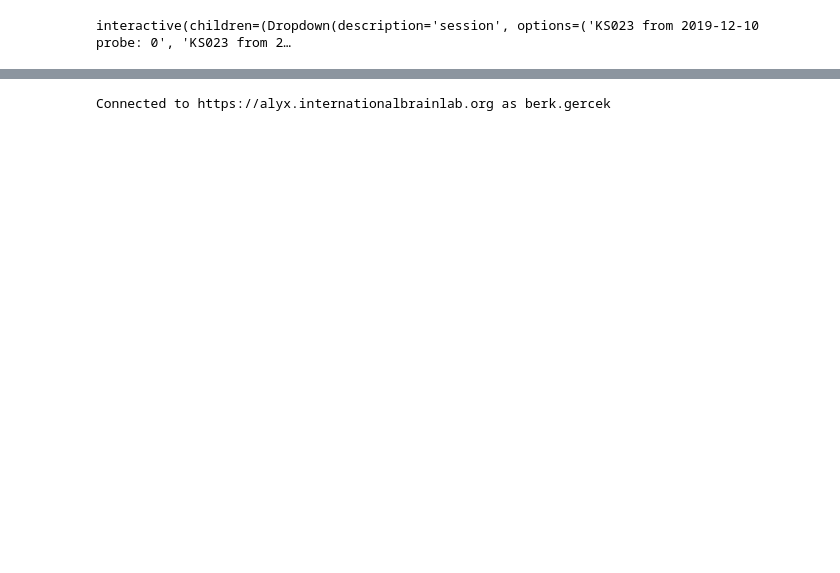
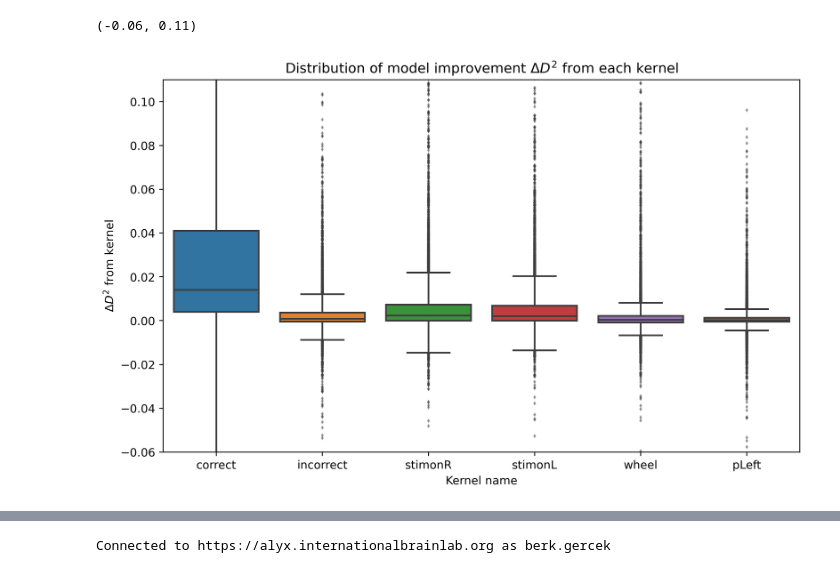
Before and after one commit to int-brain-lab/prior-localization, a Jupyter notebook: explore_BWM_fits.ipynb, the cells around one changed output, grey strips where cells are left out. Drawn from its saved outputs; the diff is of its cells as text; code cells hidden in the pictures; blank space fills up the shorter version.

```diff
--- a/explore_BWM_fits.ipynb
+++ b/explore_BWM_fits.ipynb
@@ -157,0 +252,21 @@ interactive(children=(Dropdown(description='reg', options=('Hippocampal region',
+# %%
+badinds = topreg_master.index[topreg_master.tag_0 == 'None']
+topreg_melt = rawpoints[np.isin(rawpoints[grouper], topregions.index)].drop(index=badinds)
+topreg_melt['group'] = topreg_melt['covname'].apply(lambda st: kern_name if st == kern_name else 'others')
+regorder = topreg_melt[topreg_melt.covname == kern_name].groupby(grouper).agg({'value':'mean'}).sort_values('value', ascending=False).index
+fig, ax = plt.subplots(1, 2, figsize=(10, len(topregions)), gridspec_kw={'width_ratios': [2, 1]})
+sns.boxenplot(data=topreg_melt[topreg_melt.group == kern_name], x='value', y=grouper,
+#               hue='group', hue_order=[kern_name, 'others'],
+              order=regorder, ax=ax[0])
+if kern_name == 'correct':
+    ax[0].set_xlim([-0.05, 0.50])
+else:
+    ax[0].set_xlim([-0.03, 0.08])
+ax[0].vlines(0, ax[0].get_ylim()[0], ax[0].get_ylim()[1], color='k', ls=':')
+ax[0].set_title(r'Distribution of $\Delta D^2$' + f' of {kern_name}, by brain region')
+# ax[0].set_yticklabels(ax[0].get_yticklabels(), rotation=45)
+
+ax[1].barh(ax[0].get_yticks(), topreg_master[grouper].value_counts().loc[regorder].iloc[::-1])
+ax[1].set_yticks([])
+ax[1].set_title('N region units')
+ax[1].tick_params(labeltop=True, top=True, direction='in', length=6)
@@ -158,46 +314,16 @@ interactive(children=(Dropdown(description='reg', options=('Hippocampal region',
+# %%
+fig, ax = plt.subplots(1, 1, figsize=(10, 6), dpi=400)
+sns.boxplot(data=topreg_melt, x='covname', y='value',
+            order=['correct', 'incorrect', 'stimonR', 'stimonL', 'wheel', 'pLeft'], fliersize=1.5, whis=2,
+            ax=ax, **{'sym':'x', 'flierprops':{'alpha': 0.4}},
+            # cut=0, inner='quartiles',
+            )
+ax.set_ylabel('$\Delta D^2$' + ' from kernel')
+ax.set_xlabel('Kernel name')
+ax.set_title('Distribution of model improvement $\Delta D^2$ from each kernel')
+ax.set_ylim([-0.06, 0.11])
+# %% [output]
+(-0.06, 0.11)
+[figure, added]
 # %%
 %qtconsole
-# %%
-from ipywidgets import interact, Dropdown
-from brainbox.plot import peri_event_time_histogram
-
-sess_str = Dropdown(options=sess_strs.keys())
-unitsel = Dropdown()
-
-coordset = np.array(coordset)
-
-@interact(session=sess_str, unit=unitsel)
-def plot_units(session, unit):
-    sessdict = filedata[sess_strs[session]]
-    sessdate = str(sessdict['sessinfo']['session_start_time'].date())
-    trialsdf = sessdict['trialsdf']
-    print('Unit counts per region recorded:')
-    sessdict['unit_regions'].groupby(['acronym'], sort=False).count()
-    unitsel.options = list(sessdict['fitobj'].clu_ids)
-    unit_reg = sessdict['unit_regions'].loc[unit[0]].acronym
-    print(f'Unit {unit} from region {unit_reg}')
-    print('D^2 of ', sessdict['scores'].loc[unit[0]])
-    fig, axes = plt.subplots(4, 2, figsize=(16, 16))
-    peri_event_time_histogram(sessdict['spk_t'], sessdict['spk_clu'], trialsdf.stimOn_times[np.isfinite(trialsdf.contrastLeft) & (trialsdf.contrastLeft > 0)],
-                              unit[0], t_before=0, t_after=0.6, ax=axes[0, 0], error_bars='sem')
-    axes[0, 0].set_title('Stim on Left PETH')
-    peri_event_time_histogram(sessdict['spk_t'], sessdict['spk_clu'], trialsdf.stimOn_times[np.isfinite(trialsdf.contrastRight) & (trialsdf.contrastRight > 0)],
-                              unit[0], t_before=0, t_after=0.6, ax=axes[0, 1], error_bars='sem')
-    axes[0, 1].set_title('Stim on Right PETH')
-    axes[1, 0].plot((1 / 0.02) * np.exp(0.5 * sessdict['weights']['stimonL'].loc[unit[0]] + sessdict['fitobj'].intercepts.loc[unit[0]]))
-    axes[1, 0].set_title('Stim on L weights')
-    axes[1, 1].plot((1 / 0.02) * np.exp(0.5 * sessdict['weights']['stimonR'].loc[unit[0]] + sessdict['fitobj'].intercepts.loc[unit[0]]))
-    axes[1, 1].set_title('Stim on R weights')
-    peri_event_time_histogram(sessdict['spk_t'], sessdict['spk_clu'], trialsdf.feedback_times[trialsdf.feedbackType == 1],
-                              unit[0], t_before=0, t_after=0.6, ax=axes[2, 0], error_bars='sem')
-    axes[2, 0].set_title('Correct feedback PETH')
-    peri_event_time_histogram(sessdict['spk_t'], sessdict['spk_clu'], trialsdf.feedback_times[trialsdf.feedbackType == -1],
-                              unit[0], t_before=0, t_after=0.6, ax=axes[2, 1], error_bars='sem')
-    axes[2, 1].set_title('Correct feedback PETH')
-    axes[3, 0].plot((1 / 0.02) * np.exp(sessdict['weights']['correct'].loc[unit[0]] + sessdict['fitobj'].intercepts.loc[unit[0]]))
-    axes[3, 0].set_title('Correct feedback weights')
-    axes[3, 1].plot((1 / 0.02) * np.exp(sessdict['weights']['incorrect'].loc[unit[0]] + sessdict['fitobj'].intercepts.loc[unit[0]]))
-    axes[3, 1].set_title('Incorrect feedback weights')
-    plt.tight_layout()
-# %% [output]
-interactive(children=(Dropdown(description='session', options=('KS023 from 2019-12-10 probe: 0', 'KS023 from 2…
```
Also changed, not shown: parts of 28 cells of this notebook, 4 other files.
